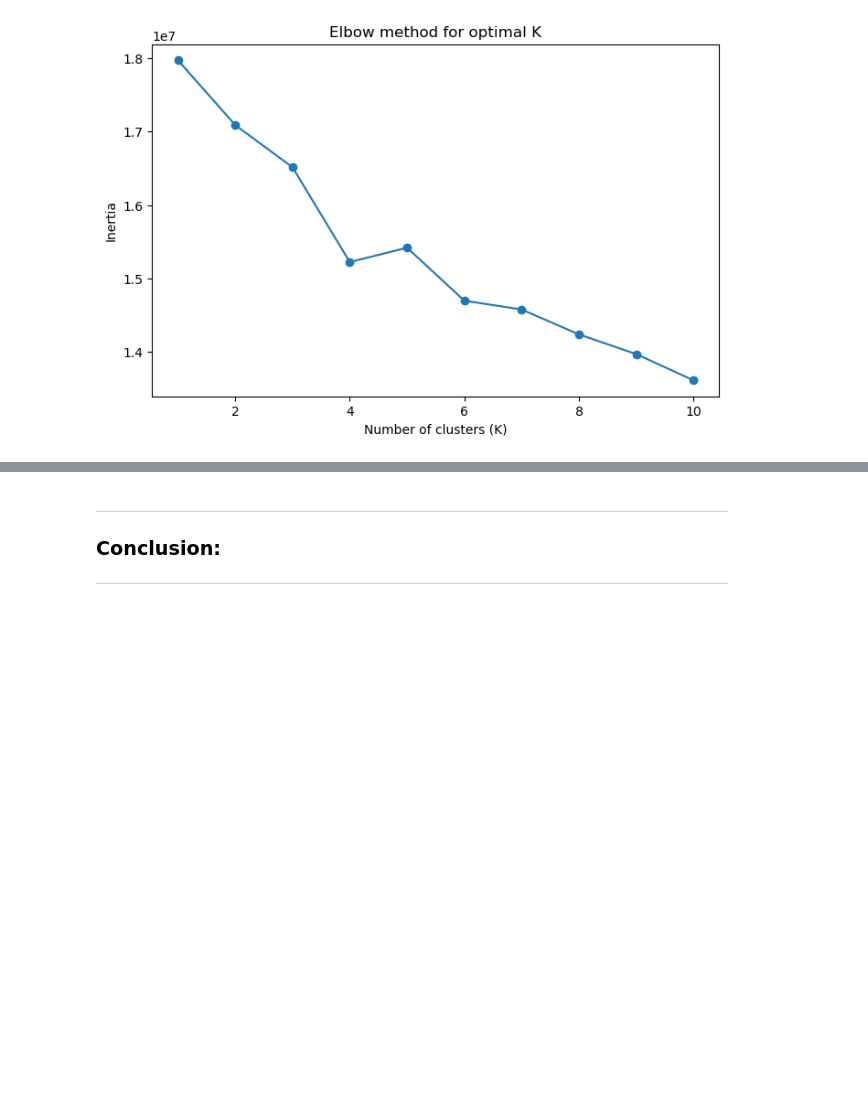
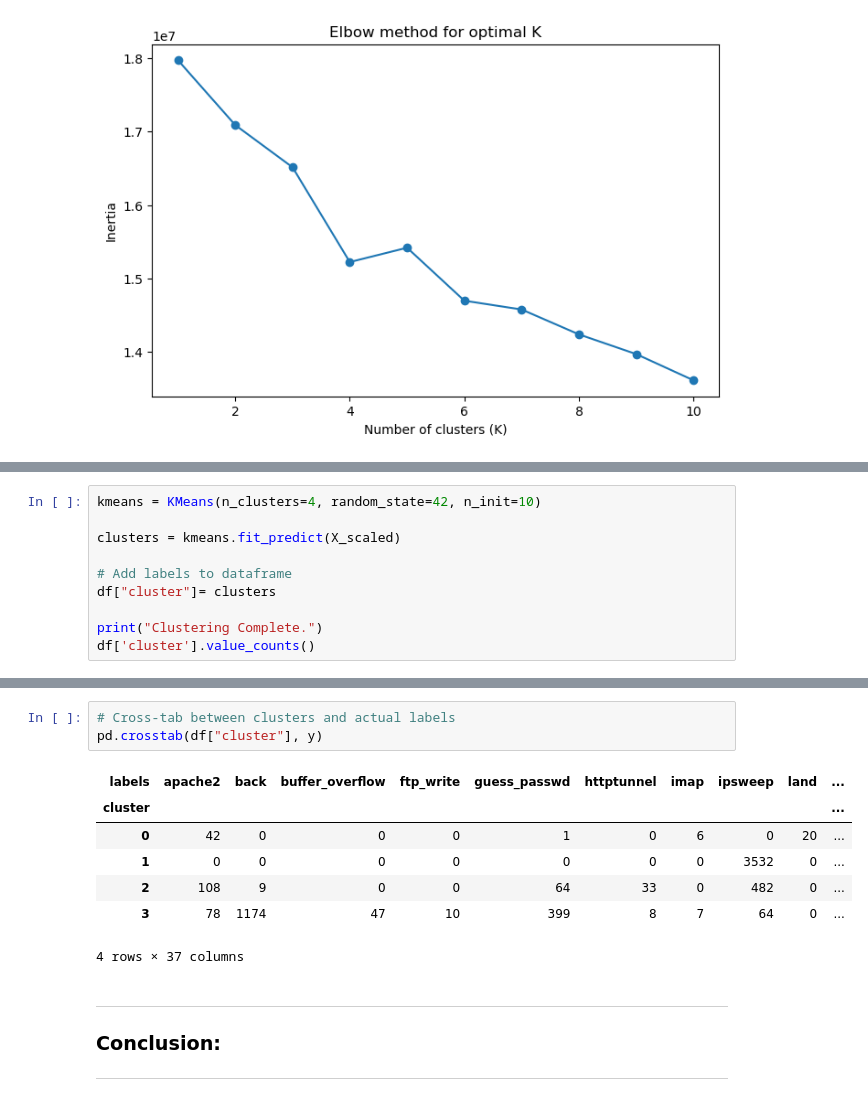
Before and after one commit to aashoday/fml-lab, a Jupyter notebook: notebooks/assignment_7.ipynb, the cells around one changed output, grey strips where cells are left out. Cells and saved outputs as stored; diff of their text form; blank space fills up the shorter version.

```diff
--- a/notebooks/assignment_7.ipynb
+++ b/notebooks/assignment_7.ipynb
@@ -118,0 +136,10 @@ plt.show()
+# %%
+kmeans = KMeans(n_clusters=4, random_state=42, n_init=10)
+
+clusters = kmeans.fit_predict(X_scaled)
+
+# Add labels to dataframe
+df["cluster"]= clusters
+
+print("Clustering Complete.")
+df['cluster'].value_counts()
@@ -119,3 +154,14 @@ plt.show()
+# %%
+# Cross-tab between clusters and actual labels
+pd.crosstab(df["cluster"], y)
+# %% [output]
+| labels | apache2 | back | buffer_overflow | ftp_write | guess_passwd | httptunnel | imap | ipsweep | land | ... |
+| cluster |  |  |  |  |  |  |  |  |  | ... |
+| 0 | 42 | 0 | 0 | 0 | 1 | 0 | 6 | 0 | 20 | ... |
+| 1 | 0 | 0 | 0 | 0 | 0 | 0 | 0 | 3532 | 0 | ... |
+| 2 | 108 | 9 | 0 | 0 | 64 | 33 | 0 | 482 | 0 | ... |
+| 3 | 78 | 1174 | 47 | 10 | 399 | 8 | 7 | 64 | 0 | ... |
+4 rows × 37 columns
 # %% [markdown]
 ---
 ### Conclusion:
```
Also changed, not shown: parts of 2 cells of this notebook.
